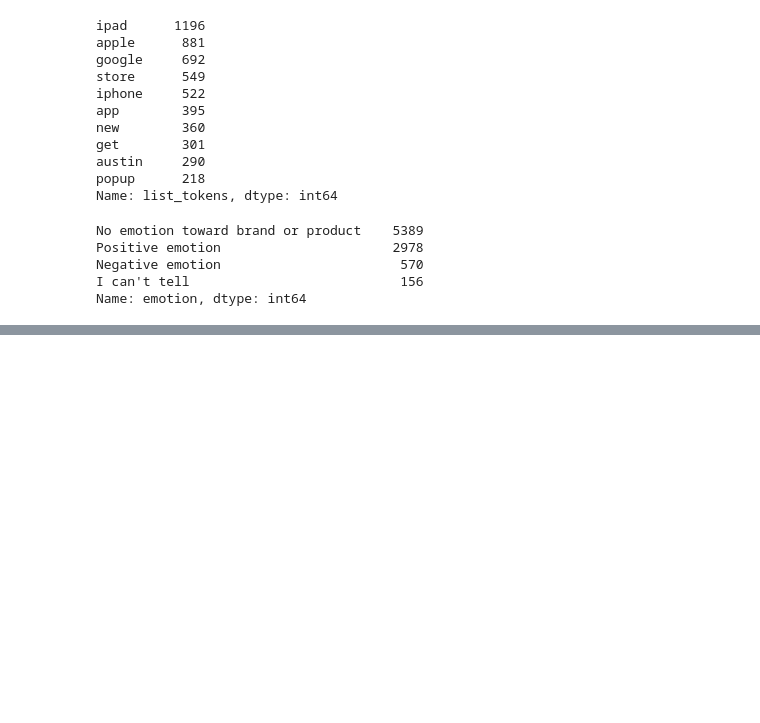
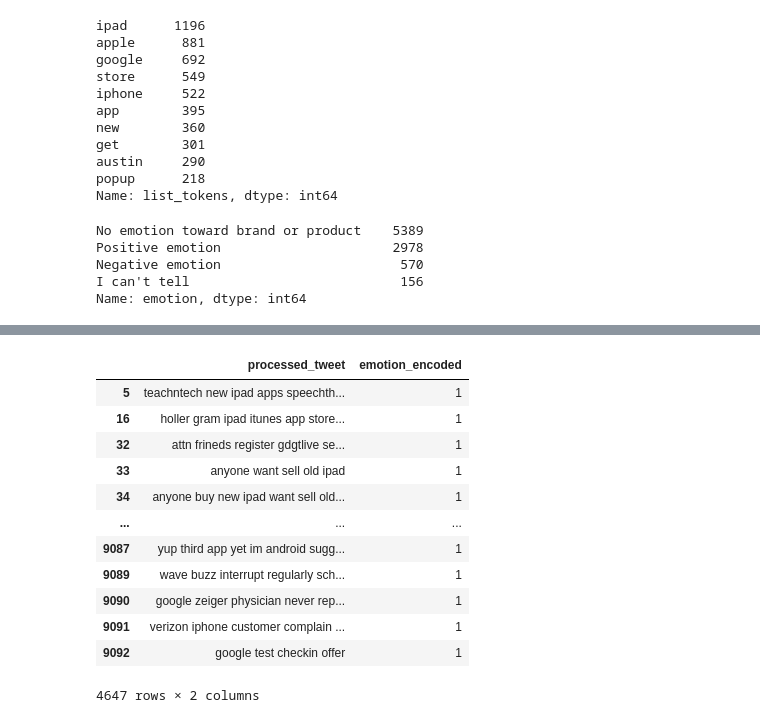
Before and after one commit to aungsias/TwitterNLP, a Jupyter notebook: Michael Scratch Notebook.ipynb, the cells around one changed output, grey strips where cells are left out. Cells and saved outputs as stored; diff of their text form; code cells hidden in the pictures; blank space fills up the shorter version.

```diff
--- a/Michael Scratch Notebook.ipynb
+++ b/Michael Scratch Notebook.ipynb
@@ -374,0 +438,4 @@ Pipeline(steps=[('tf',
+# %%
+apple_prod = ['iPad', 'Apple', 'iPad or iPhone App', 'iPhone', 'Other Apple product or service']
+mask = sentiment[sentiment['product'].isin(apple_prod)]
+mask['emotion_encoded'].value_counts()
@@ -837,4 +973,4 @@ Name: emotion, dtype: int64
 # %%
 neutral_data = data_branded[data_branded["emotion"] == 'No emotion toward brand or product']
 # %%
-neutral_test = new_data['processed_tweet']
+neutral_test = neutral_data['processed_tweet']
@@ -847,3 +988,3 @@ neutral_test.isna().sum()
 # %%
-y_pred_forest_grid = bin_forest_grid.predict(neutral_test)
-y_pred_forest_grid
+y_pred_neutral = bin_forest_grid.predict(neutral_test)
+y_pred_neutral
@@ -855,5 +1025,19 @@ neutral_df
 # %%
-neutral_df['emotion_encoded'] = y_pred_forest_grid
+neutral_df['emotion_encoded'] = y_pred_neutral
 neutral_df
+# %% [output]
+|  | processed_tweet | emotion_encoded |
+| 5 | teachntech new ipad apps speechth... | 1 |
+| 16 | holler gram ipad itunes app store... | 1 |
+| 32 | attn frineds register gdgtlive se... | 1 |
+| 33 | anyone want sell old ipad | 1 |
+| 34 | anyone buy new ipad want sell old... | 1 |
+| ... | ... | ... |
+| 9087 | yup third app yet im android sugg... | 1 |
+| 9089 | wave buzz interrupt regularly sch... | 1 |
+| 9090 | google zeiger physician never rep... | 1 |
+| 9091 | verizon iphone customer complain ... | 1 |
+| 9092 | google test checkin offer | 1 |
+4647 rows × 2 columns
 # %%
 neutral_df['emotion_encoded'].value_counts()
```
Also changed, not shown: parts of 47 cells of this notebook, 2 other files.
